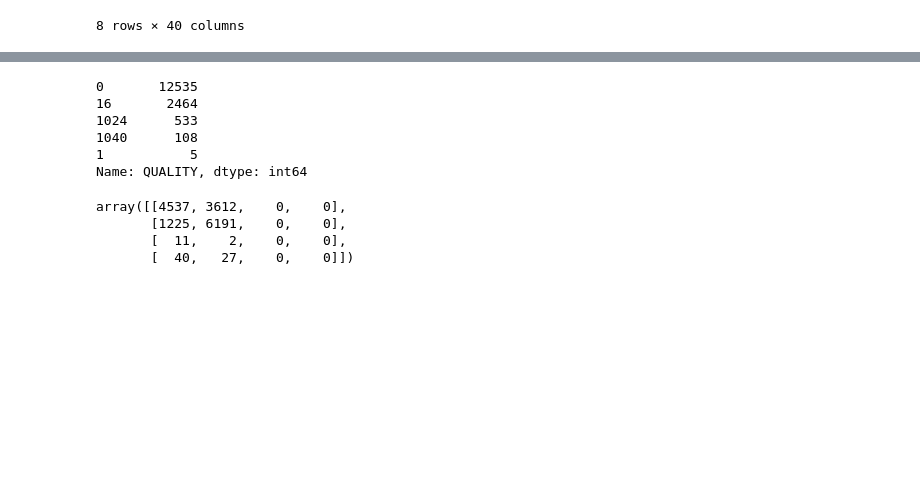
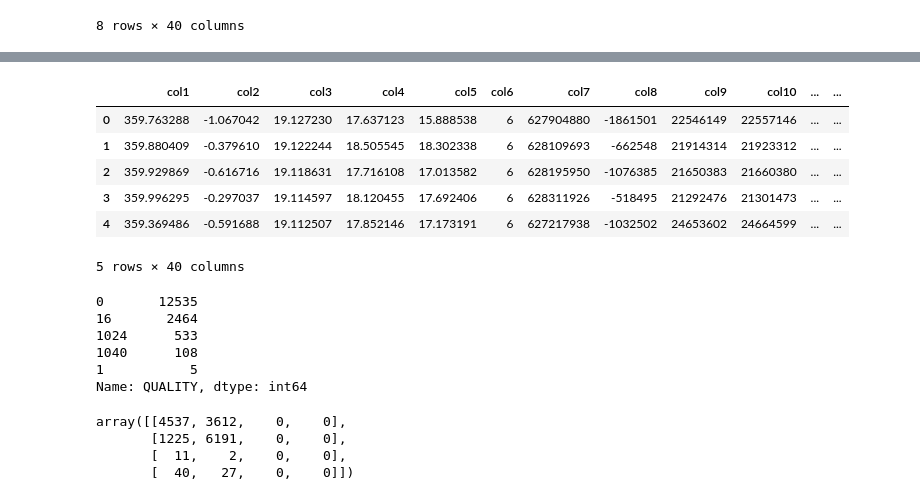
Before and after one commit to imran-marwat/sky-catalogue-classification-project, a Jupyter notebook: notebooks/Untitled2.ipynb, the cells around one changed output, grey strips where cells are left out. Drawn from its saved outputs; the diff is of its cells as text; code cells hidden in the pictures; blank space fills up the shorter version.

```diff
--- a/notebooks/Untitled2.ipynb
+++ b/notebooks/Untitled2.ipynb
@@ -40,3 +55,13 @@ uki823_df.describe()
+# %%
+ukj823_df.head()
+# %% [output]
+|  | col1 | col2 | col3 | col4 | col5 | col6 | col7 | col8 | col9 | col10 | ... | ... |
+| 0 | 359.763288 | -1.067042 | 19.127230 | 17.637123 | 15.888538 | 6 | 627904880 | -1861501 | 22546149 | 22557146 | ... | ... |
+| 1 | 359.880409 | -0.379610 | 19.122244 | 18.505545 | 18.302338 | 6 | 628109693 | -662548 | 21914314 | 21923312 | ... | ... |
+| 2 | 359.929869 | -0.616716 | 19.118631 | 17.716108 | 17.013582 | 6 | 628195950 | -1076385 | 21650383 | 21660380 | ... | ... |
+| 3 | 359.996295 | -0.297037 | 19.114597 | 18.120455 | 17.692406 | 6 | 628311926 | -518495 | 21292476 | 21301473 | ... | ... |
+| 4 | 359.369486 | -0.591688 | 19.112507 | 17.852146 | 17.173191 | 6 | 627217938 | -1032502 | 24653602 | 24664599 | ... | ... |
+5 rows × 40 columns
 # %%
 uki823_df['QUALITY'].value_counts()
 # %% [output]
```
Also changed, not shown: parts of 22 cells of this notebook, 2 other files.
